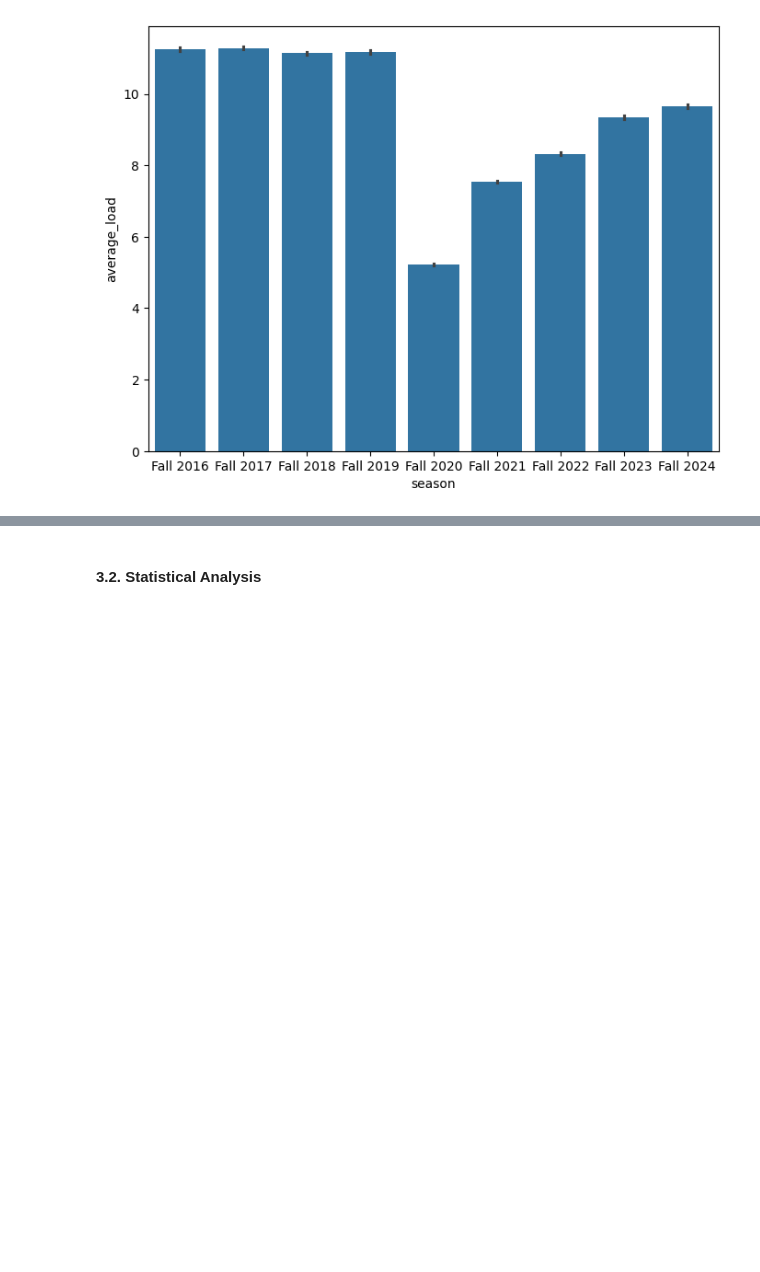
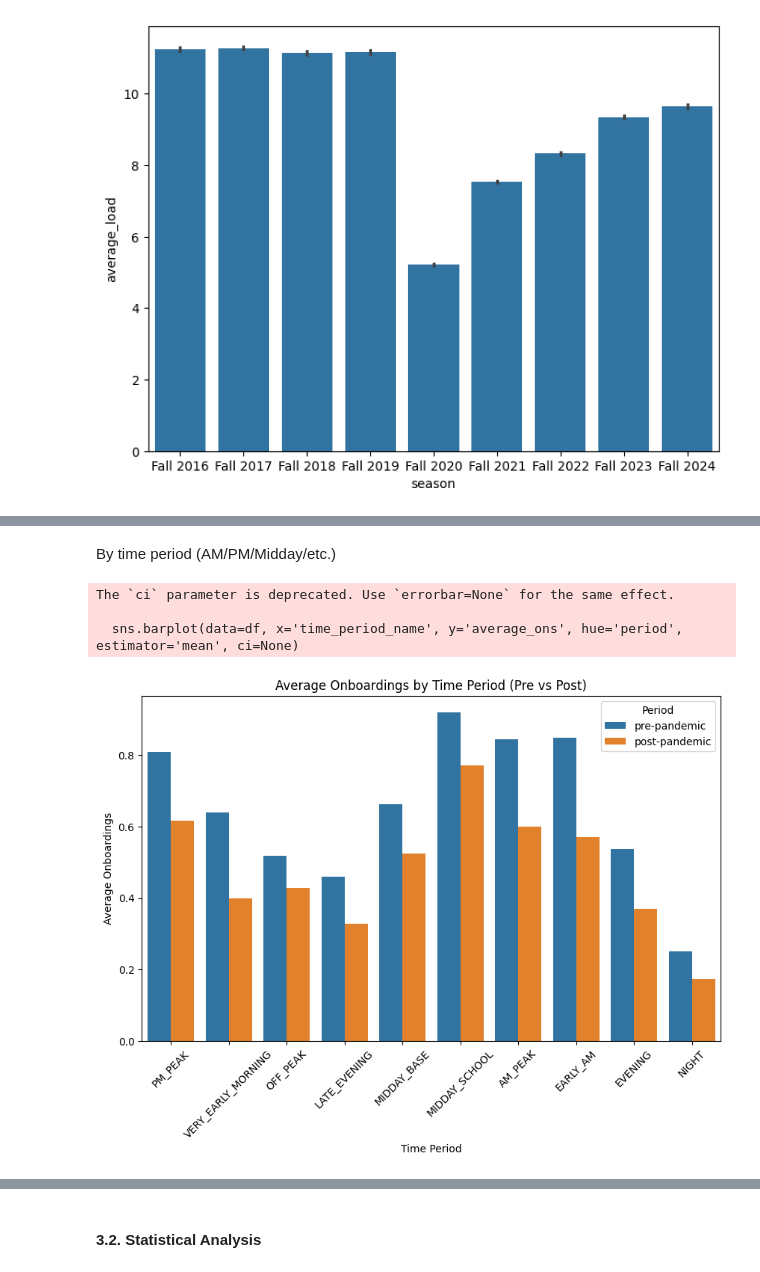
Before and after one commit to Chava-Sai/Boston-Bus-Equity-CS506-Final-Project, a Jupyter notebook: notebooks/pre-post-analysis/analysis.ipynb, the cells around one changed output, grey strips where cells are left out. Drawn from its saved outputs; the diff is of its cells as text; code cells hidden in the pictures; blank space fills up the shorter version.

```diff
--- a/notebooks/pre-post-analysis/analysis.ipynb
+++ b/notebooks/pre-post-analysis/analysis.ipynb
@@ -155,0 +198,16 @@ plt.show()
+# %% [markdown]
+By time period (AM/PM/Midday/etc.)
+# %%
+plt.figure(figsize=(10,6))
+sns.barplot(data=df, x='time_period_name', y='average_ons', hue='period', estimator='mean', ci=None)
+plt.title('Average Onboardings by Time Period (Pre vs Post)')
+plt.xlabel('Time Period')
+plt.ylabel('Average Onboardings')
+plt.legend(title='Period')
+plt.xticks(rotation=45)
+plt.show()
+# %% [output]
+The `ci` parameter is deprecated. Use `errorbar=None` for the same effect.
+
+  sns.barplot(data=df, x='time_period_name', y='average_ons', hue='period', estimator='mean', ci=None)
+[figure, added]
```
Also changed, not shown: parts of 26 cells of this notebook.
